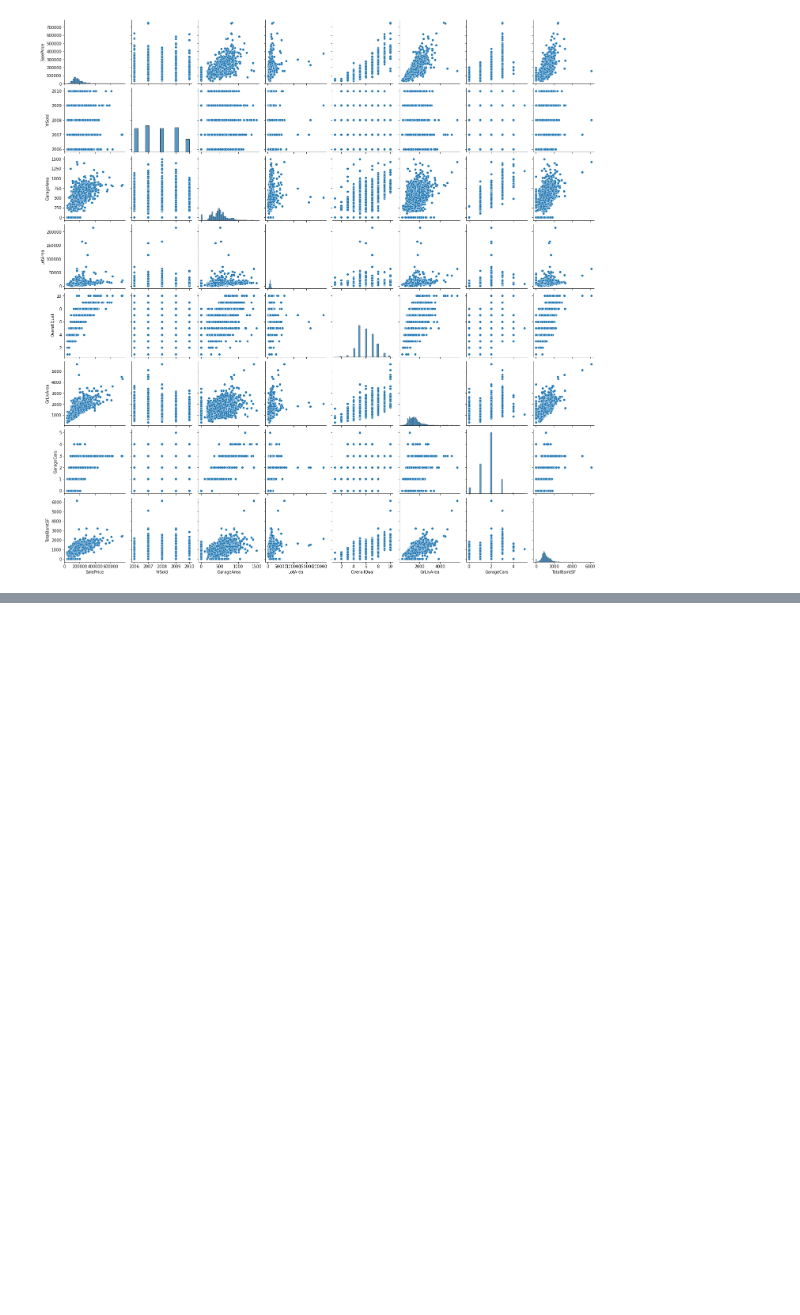
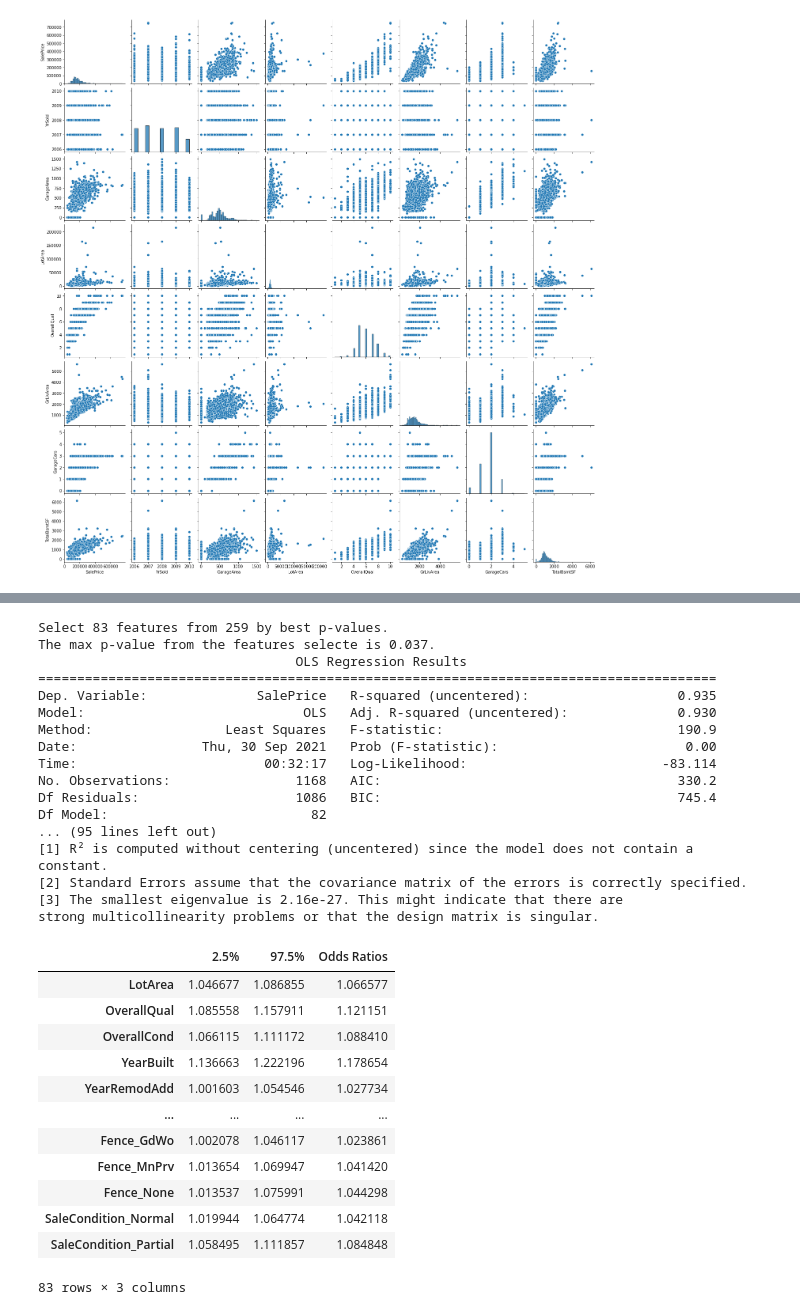
Before and after one commit to aliyag/hw2, a Jupyter notebook: hw-2-code.ipynb, the cells around one changed output, grey strips where cells are left out. Cells and saved outputs as stored; diff of their text form; code cells hidden in the pictures; blank space fills up the shorter version.

```diff
--- a/hw-2-code.ipynb
+++ b/hw-2-code.ipynb
@@ -240,5 +248,10 @@ knn_gscv = GridSearchCV(knn, param_grid, cv=10)
 knn_gscv.fit(X_train, y_train)
 
 #check top performing n_neighbors value
-knn_gscv.best_params_
+best_k = knn_gscv.best_params_['n_neighbors']
+
+# report the testing accuracy
+knn2 = KNeighborsRegressor(n_neighbors=best_k)
+knn2.fit(X_train, y_train)
+print(knn2.score(X_test, y_test))
 # %% [output]
@@ -277,0 +275,9 @@ print(k_scores)
+# %%
+# LASSO with 10-fold cross validation to chose
+lassocv = LassoCV(alphas = None, cv = 10, max_iter = 100000, normalize = True)
+lassocv.fit(X_train, y_train)
+
+lasso = Lasso(max_iter = 10000, normalize = True)
+lasso.set_params(alpha=lassocv.alpha_)
+lasso.fit(X_train, y_train)
+mean_squared_error(y_test, lasso.predict(X_test))
@@ -277,0 +292,63 @@ print(k_scores)
+# %%
+# Backward stepwise (linear) regression with 10-fold cross validation to choose k (numberof features)
+
+pv_cols = X.columns
+
+def backwardElimination(x, Y, sl, columns):
+    ini = len(columns)
+    numVars = x.shape[1]
+    for i in range(0, numVars):
+        regressor = sm.OLS(Y, x).fit()
+        maxVar = max(regressor.pvalues) #.astype(float)
+        if maxVar > sl:
+            for j in range(0, numVars - i):
+                if (regressor.pvalues[j].astype(float) == maxVar):
+                    columns = np.delete(columns, j)
+                    x = x.loc[:, columns]
+
+    print('\nSelect {:d} features from {:d} by best p-values.'.format(len(columns), ini))
+    print('The max p-value from the features selecte is {:.3f}.'.format(maxVar))
+    print(regressor.summary())
+
+    # odds ratios and 95% CI
+    conf = np.exp(regressor.conf_int())
+    conf['Odds Ratios'] = np.exp(regressor.params)
+    conf.columns = ['2.5%', '97.5%', 'Odds Ratios']
+    display(conf)
+
+    return columns, regressor
+
+SL = 0.051
+
+pv_cols, LR = backwardElimination(X_train, y_train, SL, pv_cols)
+# %% [output]
+Select 83 features from 259 by best p-values.
+The max p-value from the features selecte is 0.037.
+                                 OLS Regression Results
+=======================================================================================
+Dep. Variable:              SalePrice   R-squared (uncentered):                   0.935
+Model:                            OLS   Adj. R-squared (uncentered):              0.930
+Method:                 Least Squares   F-statistic:                              190.9
+Date:                Thu, 30 Sep 2021   Prob (F-statistic):                        0.00
+Time:                        00:32:17   Log-Likelihood:                         -83.114
+No. Observations:                1168   AIC:                                      330.2
+Df Residuals:                    1086   BIC:                                      745.4
+Df Model:                          82
+... (95 lines left out)
+[1] R² is computed without centering (uncentered) since the model does not contain a constant.
+[2] Standard Errors assume that the covariance matrix of the errors is correctly specified.
+[3] The smallest eigenvalue is 2.16e-27. This might indicate that there are
+strong multicollinearity problems or that the design matrix is singular.
+|  | 2.5% | 97.5% | Odds Ratios |
+| LotArea | 1.046677 | 1.086855 | 1.066577 |
+| OverallQual | 1.085558 | 1.157911 | 1.121151 |
+| OverallCond | 1.066115 | 1.111172 | 1.088410 |
+| YearBuilt | 1.136663 | 1.222196 | 1.178654 |
+| YearRemodAdd | 1.001603 | 1.054546 | 1.027734 |
+| ... | ... | ... | ... |
+| Fence_GdWo | 1.002078 | 1.046117 | 1.023861 |
+| Fence_MnPrv | 1.013654 | 1.069947 | 1.041420 |
+| Fence_None | 1.013537 | 1.075991 | 1.044298 |
+| SaleCondition_Normal | 1.019944 | 1.064774 | 1.042118 |
+| SaleCondition_Partial | 1.058495 | 1.111857 | 1.084848 |
+83 rows × 3 columns
```
Also changed, not shown: parts of 13 cells of this notebook.
